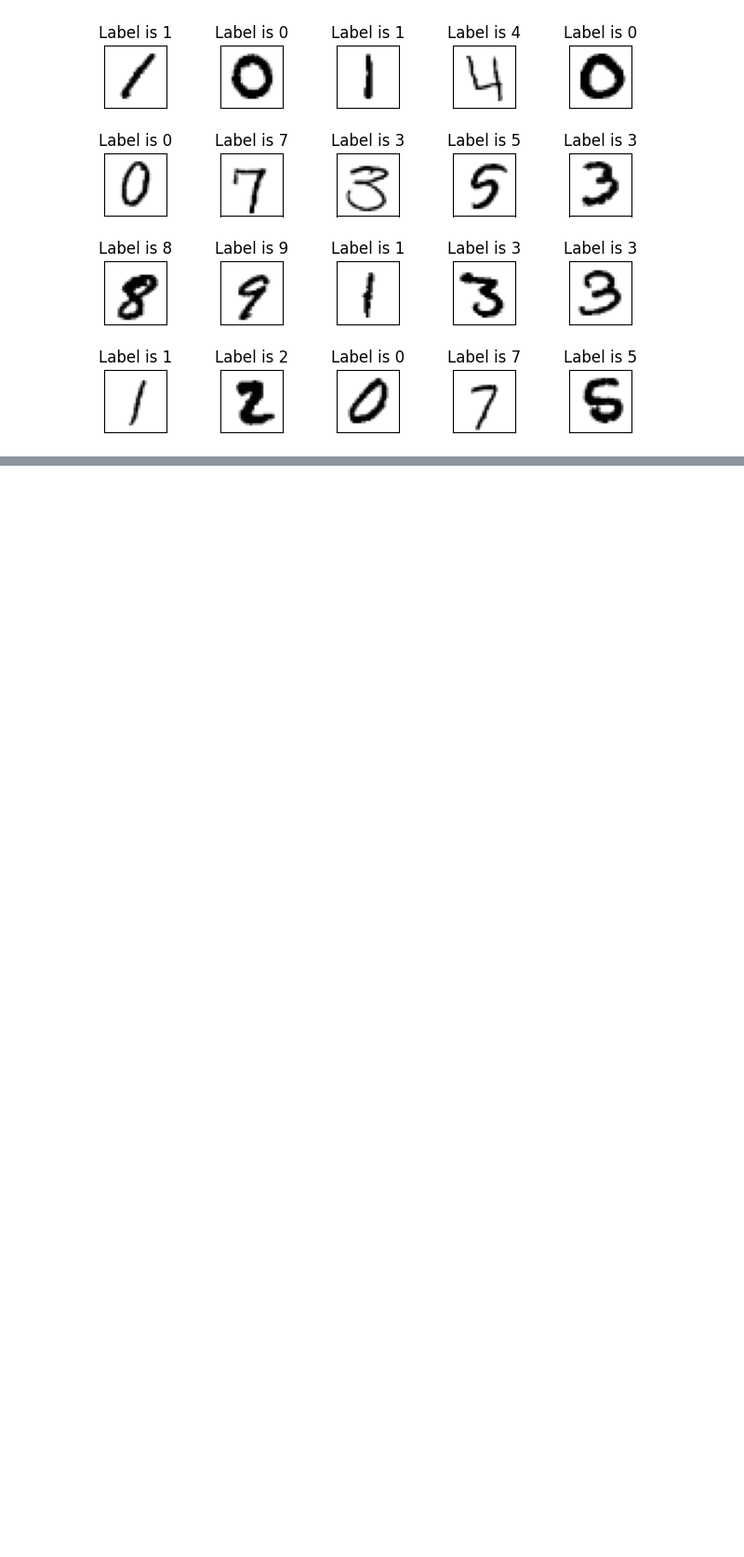
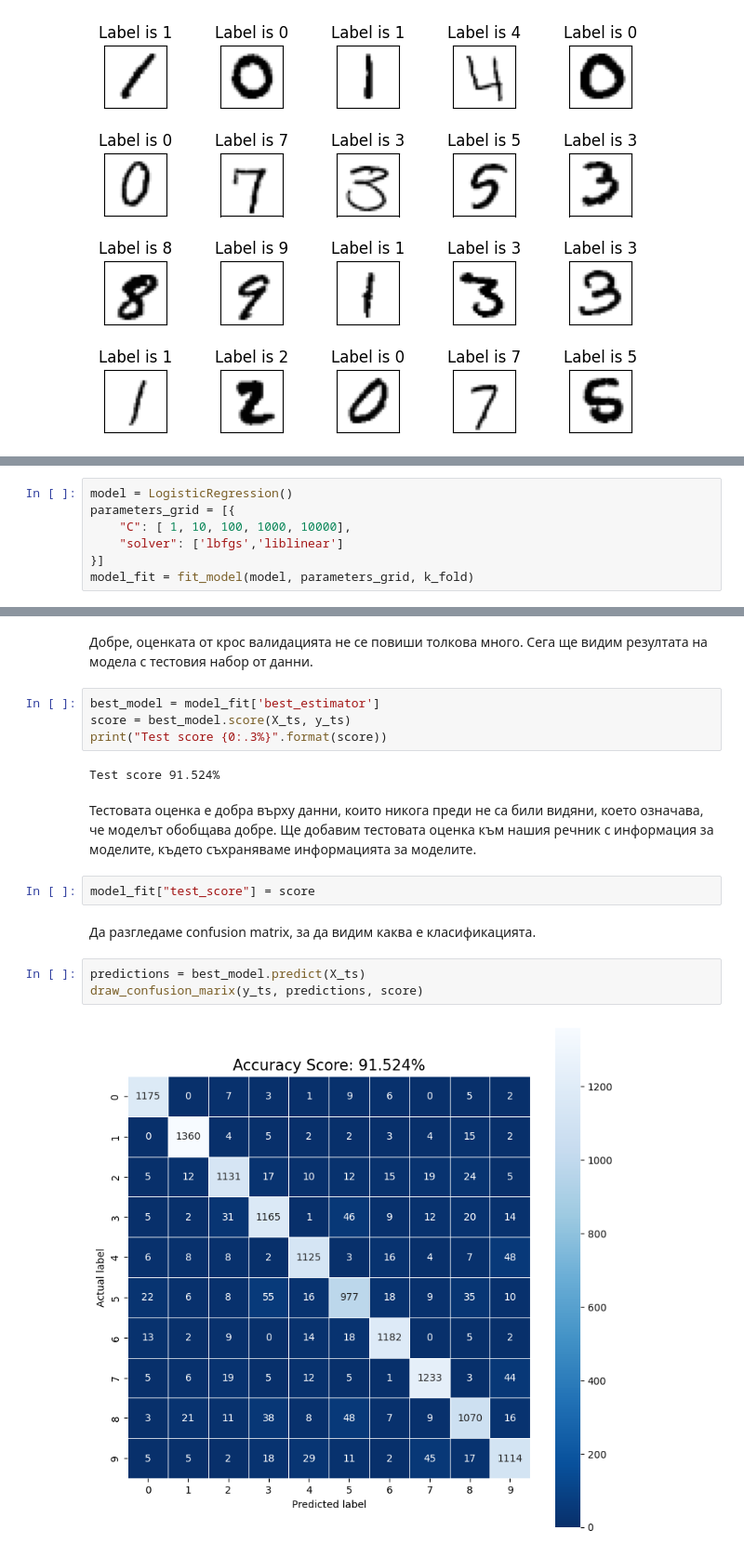
Before and after one commit to NaskoIT/FMI, a Jupyter notebook: Machine learning/DigitsRecognizer/DigitsRecognizer.ipynb, the cells around one changed output, grey strips where cells are left out. Shown at 93% size. Saved outputs shown, nothing was run; the diff lists cells and outputs as text; blank space fills up the shorter version.

```diff
--- a/Machine learning/DigitsRecognizer/DigitsRecognizer.ipynb
+++ b/Machine learning/DigitsRecognizer/DigitsRecognizer.ipynb
@@ -103,0 +388,7 @@ plot_digits(data[0:20])
+# %%
+model = LogisticRegression()
+parameters_grid = [{
+    "C": [ 1, 10, 100, 1000, 10000],
+    "solver": ['lbfgs','liblinear']
+}]
+model_fit = fit_model(model, parameters_grid, k_fold)
@@ -103,0 +431,19 @@ plot_digits(data[0:20])
+# %% [markdown]
+Добре, оценката от крос валидацията не се повиши толкова много. Сега ще видим резултата на модела с тестовия набор от данни.
+# %%
+best_model = model_fit['best_estimator']
+score = best_model.score(X_ts, y_ts)
+print("Test score {0:.3%}".format(score))
+# %% [output]
+Test score 91.524%
+# %% [markdown]
+Тестовата оценка е добра върху данни, които никога преди не са били видяни, което означава, че моделът обобщава добре. Ще добавим тестовата оценка към нашия речник с информация за моделите, където съхраняваме информацията за моделите.
+# %%
+model_fit["test_score"] = score
+# %% [markdown]
+Да разгледаме confusion matrix, за да видим каква е класификацията.
+# %%
+predictions = best_model.predict(X_ts)
+draw_confusion_marix(y_ts, predictions, score)
+# %% [output]
+[figure, added]
```
Also changed, not shown: parts of 51 cells of this notebook, 3 other files.
